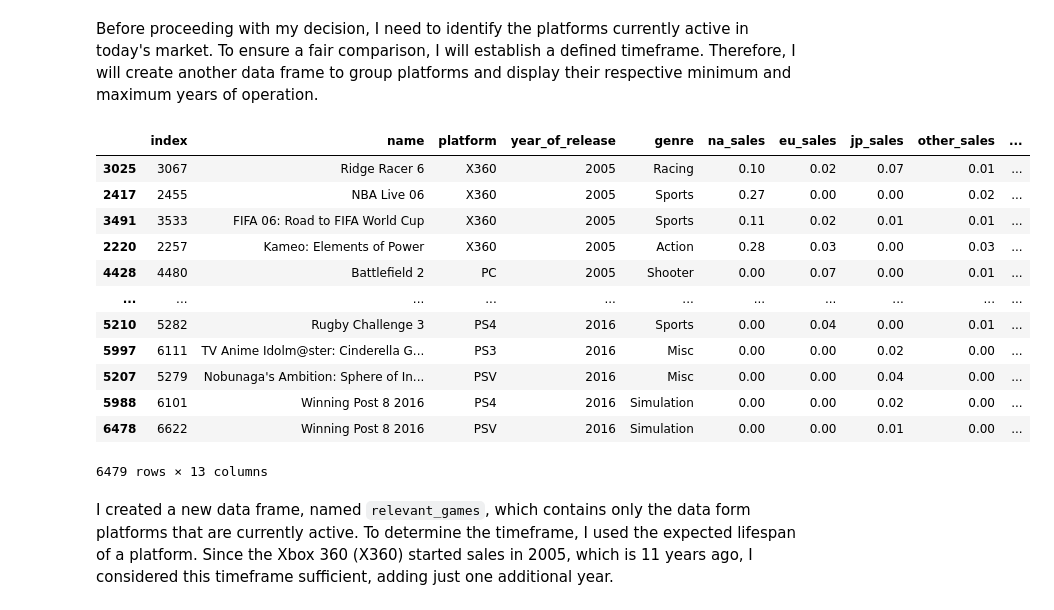
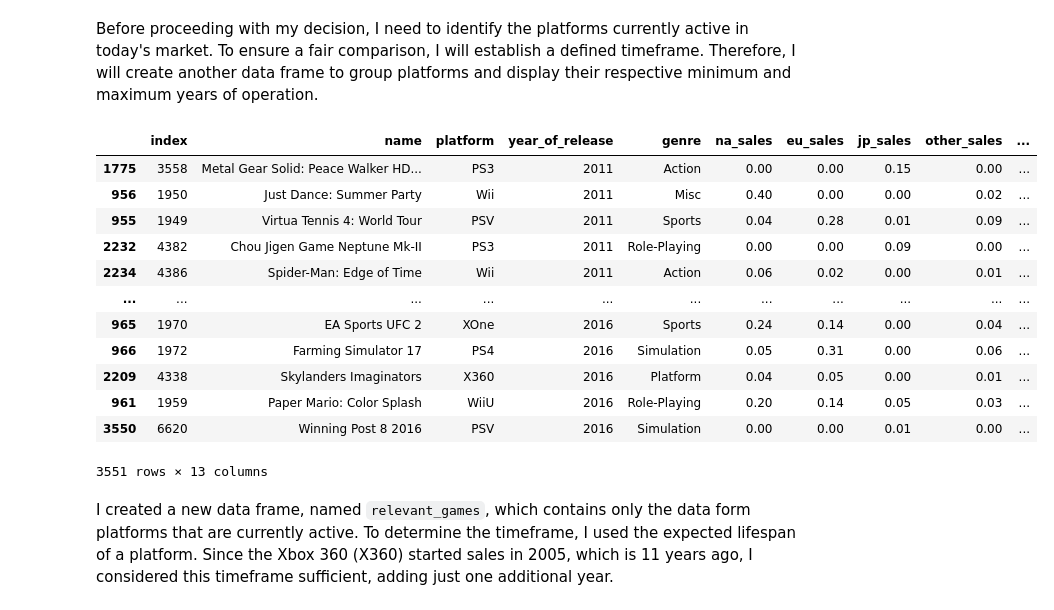
Before and after one commit to alexcoy06/Data-Science, a Jupyter notebook: Project 5/IceStore.ipynb, the cells around one changed output. Cells and saved outputs as stored; diff of their text form; code cells hidden in the pictures.

```diff
--- a/Project 5/IceStore.ipynb
+++ b/Project 5/IceStore.ipynb
@@ -159,0 +148,3 @@ To ensure there are no duplicated values, I examined the `name` column for dupli
+# %%
+dupl_names_plat_year = games[games.duplicated(subset=['name', 'platform', 'year_of_release'], keep=False)]
+dupl_names_plat_year
@@ -159,0 +159,2 @@ To ensure there are no duplicated values, I examined the `name` column for dupli
+# %%
+games = games.drop(dupl_names_plat_year.index)
@@ -314,7 +315,7 @@ check_ds
 # %% [markdown]
 The original dataset shows that `Strongest Tokyo University Shogi DS` falls far outside the overall range of 2004 to 2013, suggesting a likely data entry error. Based on my personal experience, it is impossible that the game was created in 1985 for the `DS`.
 # %%
-games.drop(15957, inplace=True)
+games =games.drop(15957)
 # %% [markdown]
 Many values in this row are either zero or not applicable, so I have decided to remove it. This is the third row removed from a dataset of over 16,000 rows, which should not impact the overall data.
 # %% [markdown]
@@ -552,24 +548,24 @@ Before proceeding with my decision, I need to identify the platforms currently a
 # %%
 relevant_list = relevant_years['platform'].tolist()
 
 relevant_games = games[games['platform'].isin(relevant_list)].reset_index(drop=True)
-relevant_games = relevant_games[relevant_games['year_of_release'] >= 2005].reset_index()
+relevant_games = relevant_games[relevant_games['year_of_release'] >= 2011].reset_index()
 relevant_games = relevant_games.sort_values(by='year_of_release')
 relevant_games
 # %% [output]
 |  | index | name | platform | year_of_release | genre | na_sales | eu_sales | jp_sales | other_sales | ... |
-| 3025 | 3067 | Ridge Racer 6 | X360 | 2005 | Racing | 0.10 | 0.02 | 0.07 | 0.01 | ... |
-| 2417 | 2455 | NBA Live 06 | X360 | 2005 | Sports | 0.27 | 0.00 | 0.00 | 0.02 | ... |
-| 3491 | 3533 | FIFA 06: Road to FIFA World Cup | X360 | 2005 | Sports | 0.11 | 0.02 | 0.01 | 0.01 | ... |
-| 2220 | 2257 | Kameo: Elements of Power | X360 | 2005 | Action | 0.28 | 0.03 | 0.00 | 0.03 | ... |
-| 4428 | 4480 | Battlefield 2 | PC | 2005 | Shooter | 0.00 | 0.07 | 0.00 | 0.01 | ... |
+| 1775 | 3558 | Metal Gear Solid: Peace Walker HD... | PS3 | 2011 | Action | 0.00 | 0.00 | 0.15 | 0.00 | ... |
+| 956 | 1950 | Just Dance: Summer Party | Wii | 2011 | Misc | 0.40 | 0.00 | 0.00 | 0.02 | ... |
+| 955 | 1949 | Virtua Tennis 4: World Tour | PSV | 2011 | Sports | 0.04 | 0.28 | 0.01 | 0.09 | ... |
+| 2232 | 4382 | Chou Jigen Game Neptune Mk-II | PS3 | 2011 | Role-Playing | 0.00 | 0.00 | 0.09 | 0.00 | ... |
+| 2234 | 4386 | Spider-Man: Edge of Time | Wii | 2011 | Action | 0.06 | 0.02 | 0.00 | 0.01 | ... |
 | ... | ... | ... | ... | ... | ... | ... | ... | ... | ... | ... |
-| 5210 | 5282 | Rugby Challenge 3 | PS4 | 2016 | Sports | 0.00 | 0.04 | 0.00 | 0.01 | ... |
-| 5997 | 6111 | TV Anime Idolm@ster: Cinderella G... | PS3 | 2016 | Misc | 0.00 | 0.00 | 0.02 | 0.00 | ... |
-| 5207 | 5279 | Nobunaga's Ambition: Sphere of In... | PSV | 2016 | Misc | 0.00 | 0.00 | 0.04 | 0.00 | ... |
-| 5988 | 6101 | Winning Post 8 2016 | PS4 | 2016 | Simulation | 0.00 | 0.00 | 0.02 | 0.00 | ... |
-| 6478 | 6622 | Winning Post 8 2016 | PSV | 2016 | Simulation | 0.00 | 0.00 | 0.01 | 0.00 | ... |
+| 965 | 1970 | EA Sports UFC 2 | XOne | 2016 | Sports | 0.24 | 0.14 | 0.00 | 0.04 | ... |
+| 966 | 1972 | Farming Simulator 17 | PS4 | 2016 | Simulation | 0.05 | 0.31 | 0.00 | 0.06 | ... |
+| 2209 | 4338 | Skylanders Imaginators | X360 | 2016 | Platform | 0.04 | 0.05 | 0.00 | 0.01 | ... |
+| 961 | 1959 | Paper Mario: Color Splash | WiiU | 2016 | Role-Playing | 0.20 | 0.14 | 0.05 | 0.03 | ... |
+| 3550 | 6620 | Winning Post 8 2016 | PSV | 2016 | Simulation | 0.00 | 0.00 | 0.01 | 0.00 | ... |
-6479 rows × 13 columns
+3551 rows × 13 columns
 # %% [markdown]
 I created a new data frame, named `relevant_games`, which contains only the data form platforms that are currently active. To determine the timeframe, I used the expected lifespan of a platform. Since the Xbox 360 (X360) started sales in 2005, which is 11 years ago, I considered this timeframe sufficient, adding just one additional year.
 # %% [markdown]
```
Also changed, not shown: parts of 50 cells of this notebook, 6 other files.
